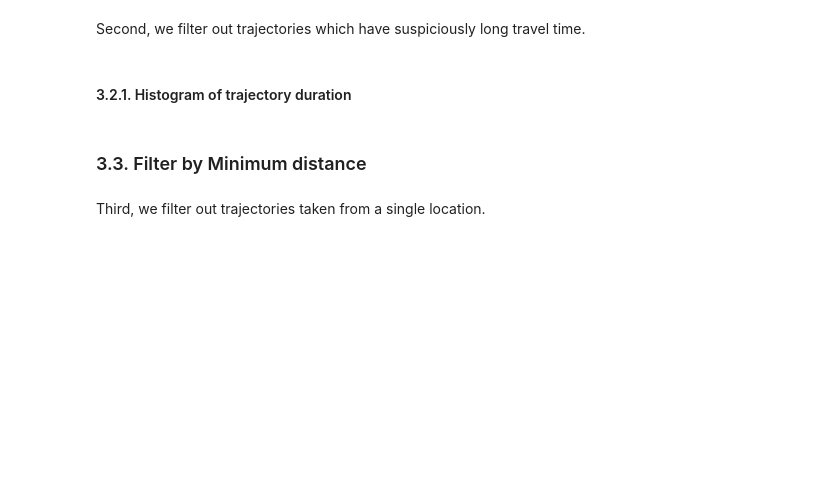
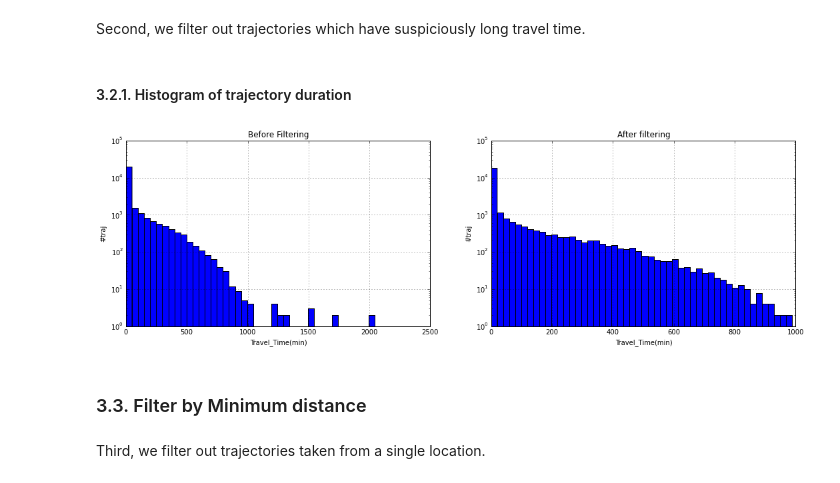
Before and after one commit to dongwookim-ml/flickr-photo, a Jupyter notebook: src/trajectory_construction.ipynb, the cells around one changed output. Drawn from its saved outputs; the diff is of its cells as text; code cells hidden in the pictures; blank space fills up the shorter version.

```diff
--- a/src/trajectory_construction.ipynb
+++ b/src/trajectory_construction.ipynb
@@ -107,8 +220,28 @@ Here's the bar chart that plots the number of photos taken by each year.
 ### 3.2. Filter by Duration
 # %% [markdown]
 Second, we filter out trajectories which have suspiciously long travel time.
+# %%
+traj_stats1 = traj_stats[traj_stats['Total_Time(min)'] < maximum_duration]
+traj1 = traj[traj['Trajectory_ID'].isin(traj_stats1['Trajectory_ID'])]
 # %% [markdown]
 #### 3.2.1. Histogram of trajectory duration
+# %%
+plt.figure(figsize=[18, 5])
+plt.subplot(1,2,1)
+plt.xlabel('Travel_Time(min)')
+plt.ylabel('#traj')
+plt.title('Before Filtering')
+ax0 = traj_stats['Total_Time(min)'].hist(bins=50)
+ax0.set_yscale('log')
+
+plt.subplot(1,2,2)
+plt.xlabel('Travel_Time(min)')
+plt.ylabel('#traj')
+plt.title('After filtering')
+ax1 = traj_stats1['Total_Time(min)'].hist(bins=50)
+ax1.set_yscale('log')
+# %% [output]
+[figure, added]
 # %% [markdown]
 ###  3.3. Filter by Minimum distance
 # %% [markdown]
```
Also changed, not shown: parts of 33 cells of this notebook.
